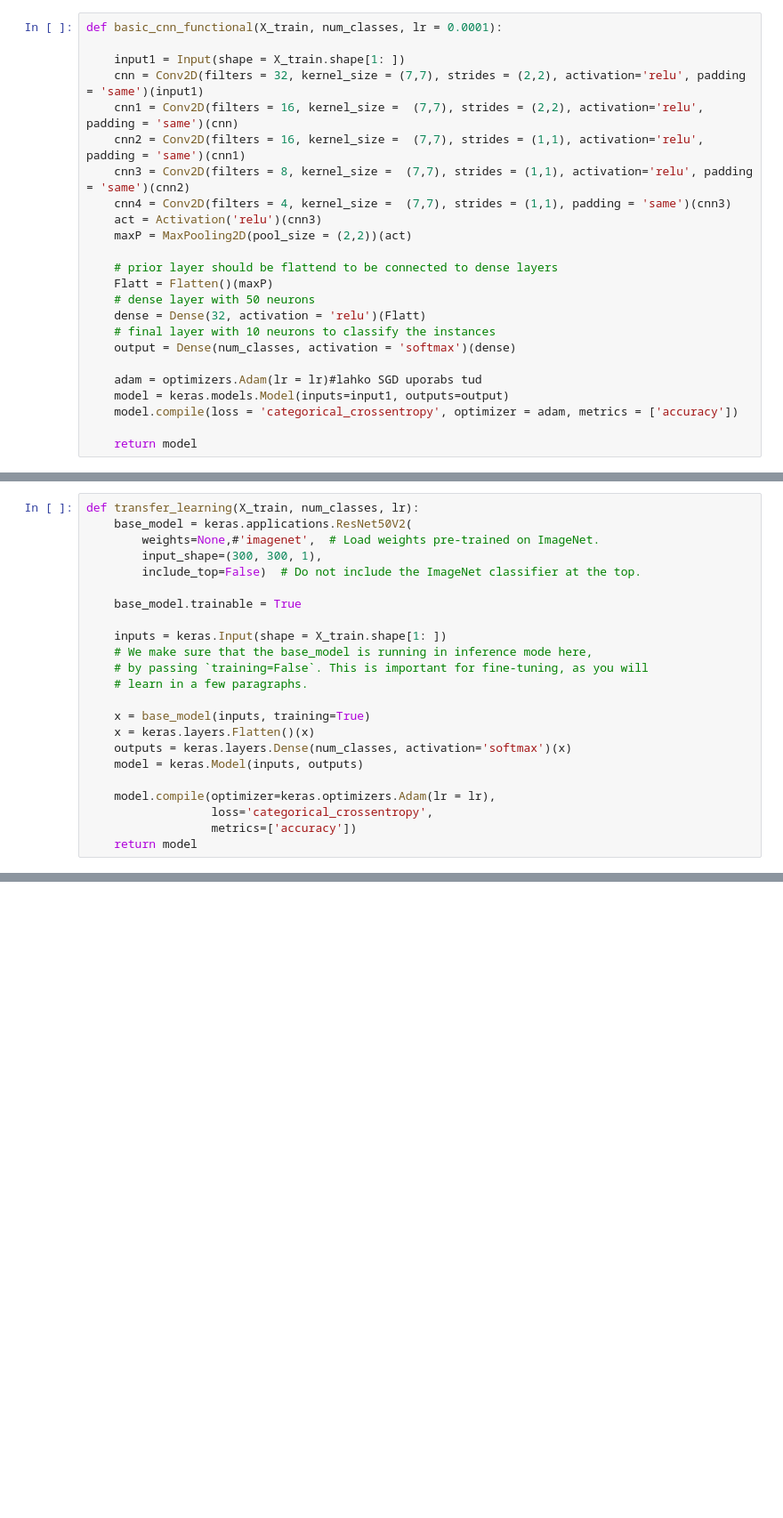
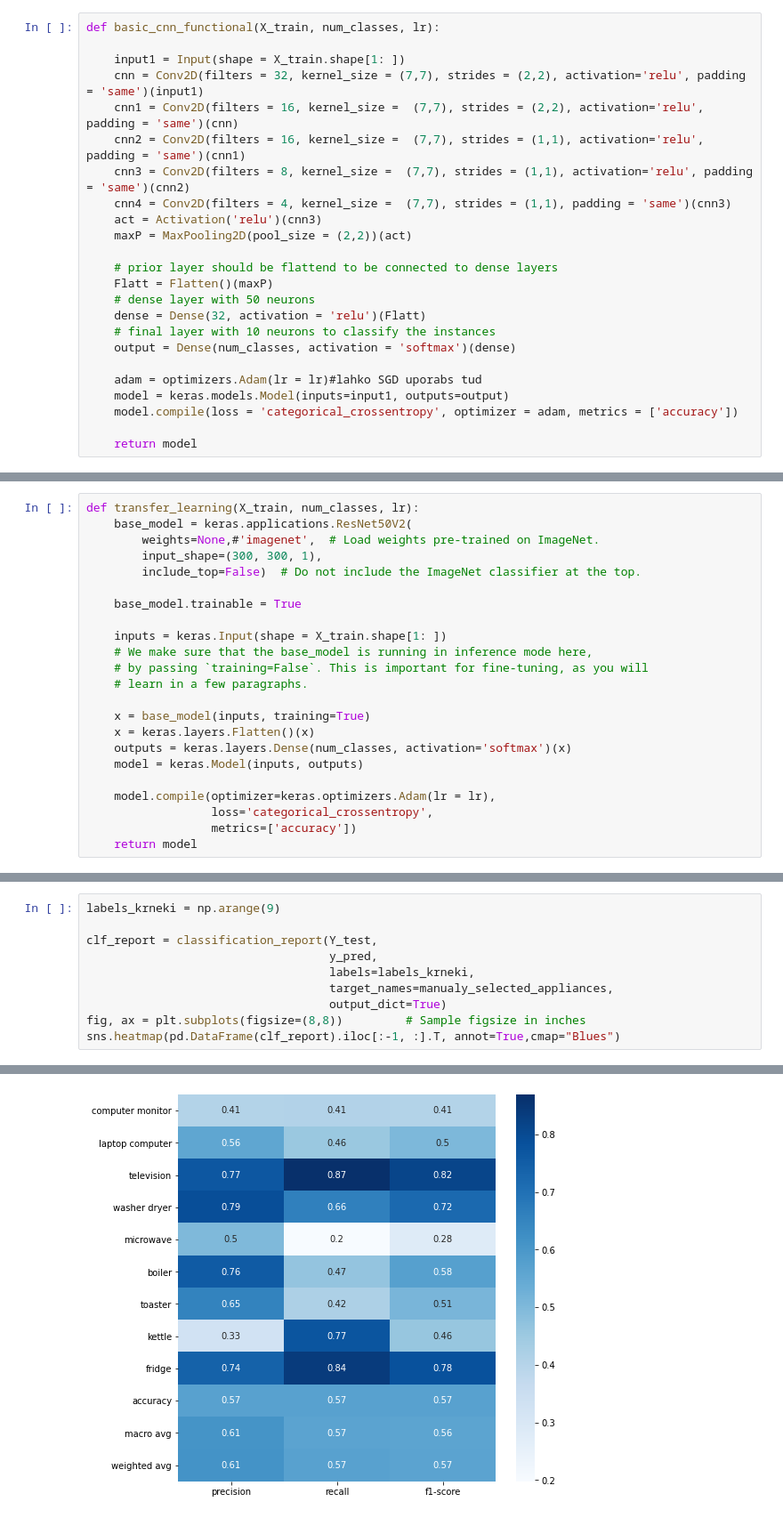
Before and after one commit to jenkoj/ts2img, a Jupyter notebook: gaf_cnn.ipynb, the cells around one changed output, grey strips where cells are left out. Shown: that part at 89% size. Cells and saved outputs as stored; diff of their text form; blank space fills up the shorter version.

```diff
--- a/gaf_cnn.ipynb
+++ b/gaf_cnn.ipynb
@@ -75,6 +68,6 @@ reading from HDD
 file exists, reading it...
 # %%
-def basic_cnn_functional(X_train, num_classes, lr = 0.0001):
+def basic_cnn_functional(X_train, num_classes, lr):
 
     input1 = Input(shape = X_train.shape[1: ])
     cnn = Conv2D(filters = 32, kernel_size = (7,7), strides = (2,2), activation='relu', padding = 'same')(input1)
@@ -197,0 +327,11 @@ KeyboardInterrupt:
+# %%
+labels_krneki = np.arange(9)
+
+clf_report = classification_report(Y_test,
+                                   y_pred,
+                                   labels=labels_krneki,
+                                   target_names=manualy_selected_appliances,
+                                   output_dict=True)
+fig, ax = plt.subplots(figsize=(8,8))         # Sample figsize in inches
+sns.heatmap(pd.DataFrame(clf_report).iloc[:-1, :].T, annot=True,cmap="Blues")
+# %% [output]
@@ -197,0 +339 @@ KeyboardInterrupt:
+[figure, added]
```
Also changed, not shown: parts of 13 cells of this notebook.
